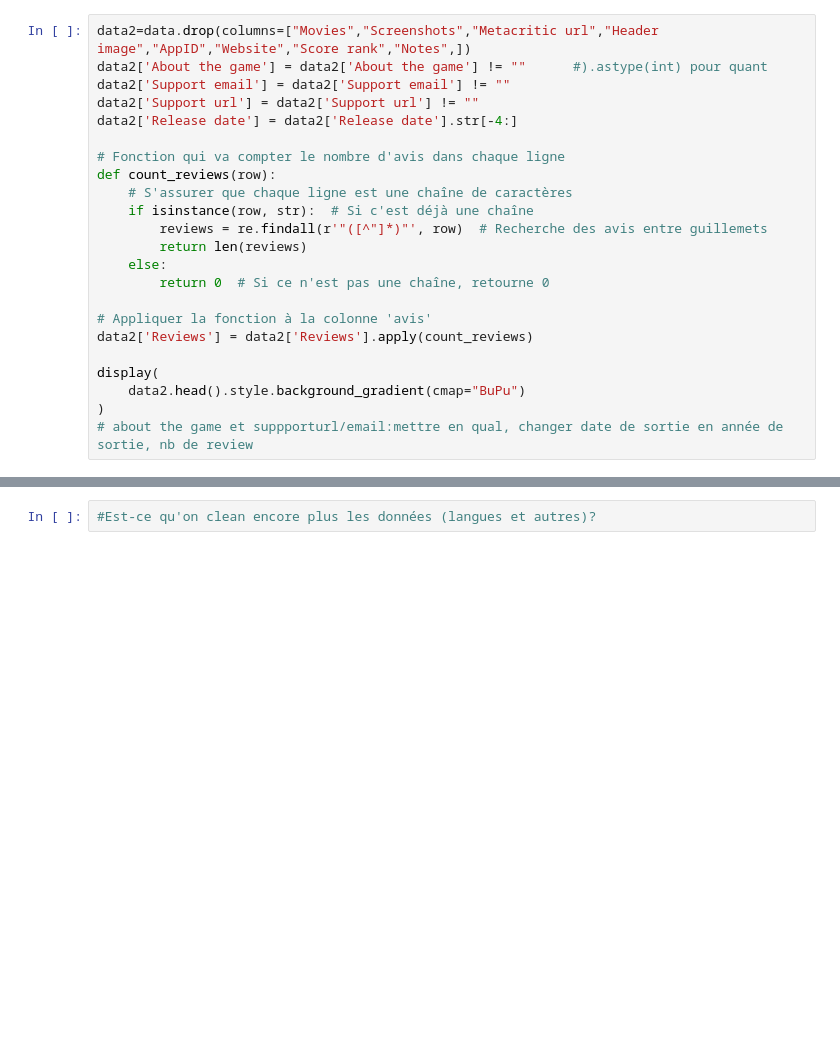
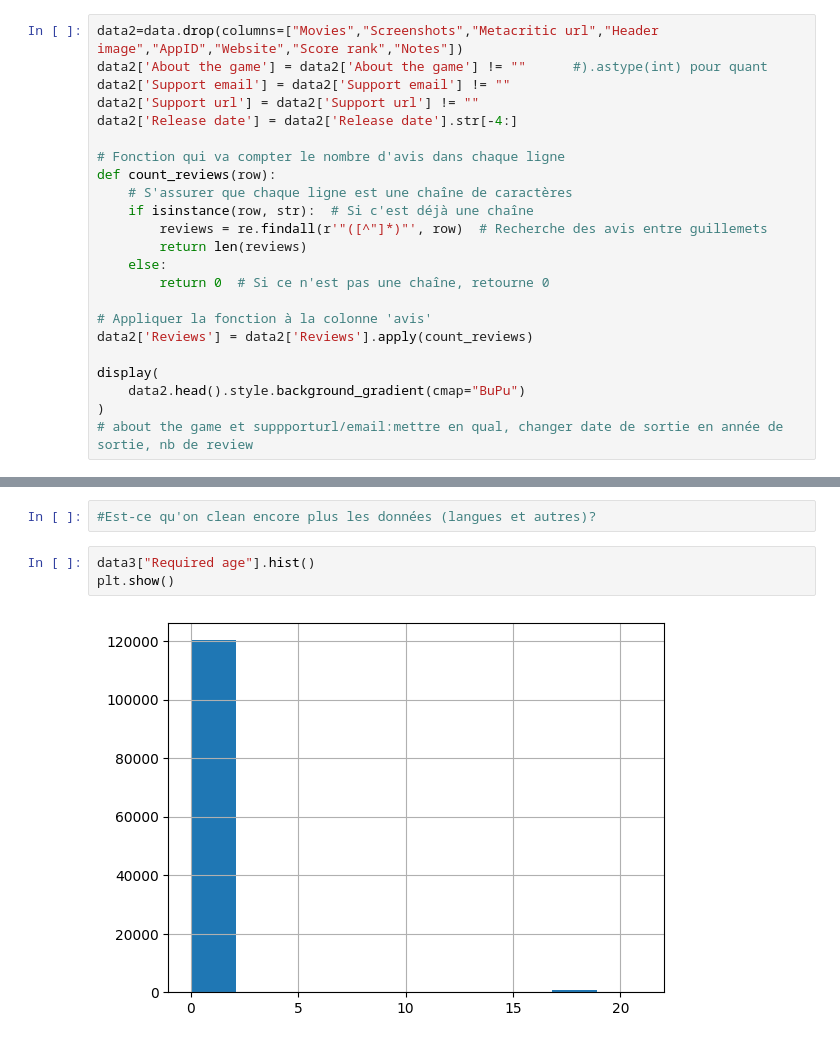
Before and after one commit to Thethomasbutnottheleast/Steam-Analyse, a Jupyter notebook: stream_python.ipynb, the cells around one changed output, grey strips where cells are left out. Saved outputs shown, nothing was run; the diff lists cells and outputs as text; blank space fills up the shorter version.

```diff
--- a/stream_python.ipynb
+++ b/stream_python.ipynb
@@ -66,7 +68,7 @@ display(
 | Screenshots | 116483 | 6018 | 4.91% | object |
 | Movies | 0 | 122611 | 100.00% | float64 |
 # %%
-data2=data.drop(columns=["Movies","Screenshots","Metacritic url","Header image","AppID","Website","Score rank","Notes",])
+data2=data.drop(columns=["Movies","Screenshots","Metacritic url","Header image","AppID","Website","Score rank","Notes"])
 data2['About the game'] = data2['About the game'] != ""      #).astype(int) pour quant
 data2['Support email'] = data2['Support email'] != ""
 data2['Support url'] = data2['Support url'] != ""
@@ -168,3 +177,8 @@ plt.show()
 [figure]
 # %%
 #Est-ce qu'on clean encore plus les données (langues et autres)?
+# %%
+data3["Required age"].hist()
+plt.show()
+# %% [output]
+[figure, added]
```
Also changed, not shown: parts of 14 cells of this notebook.
